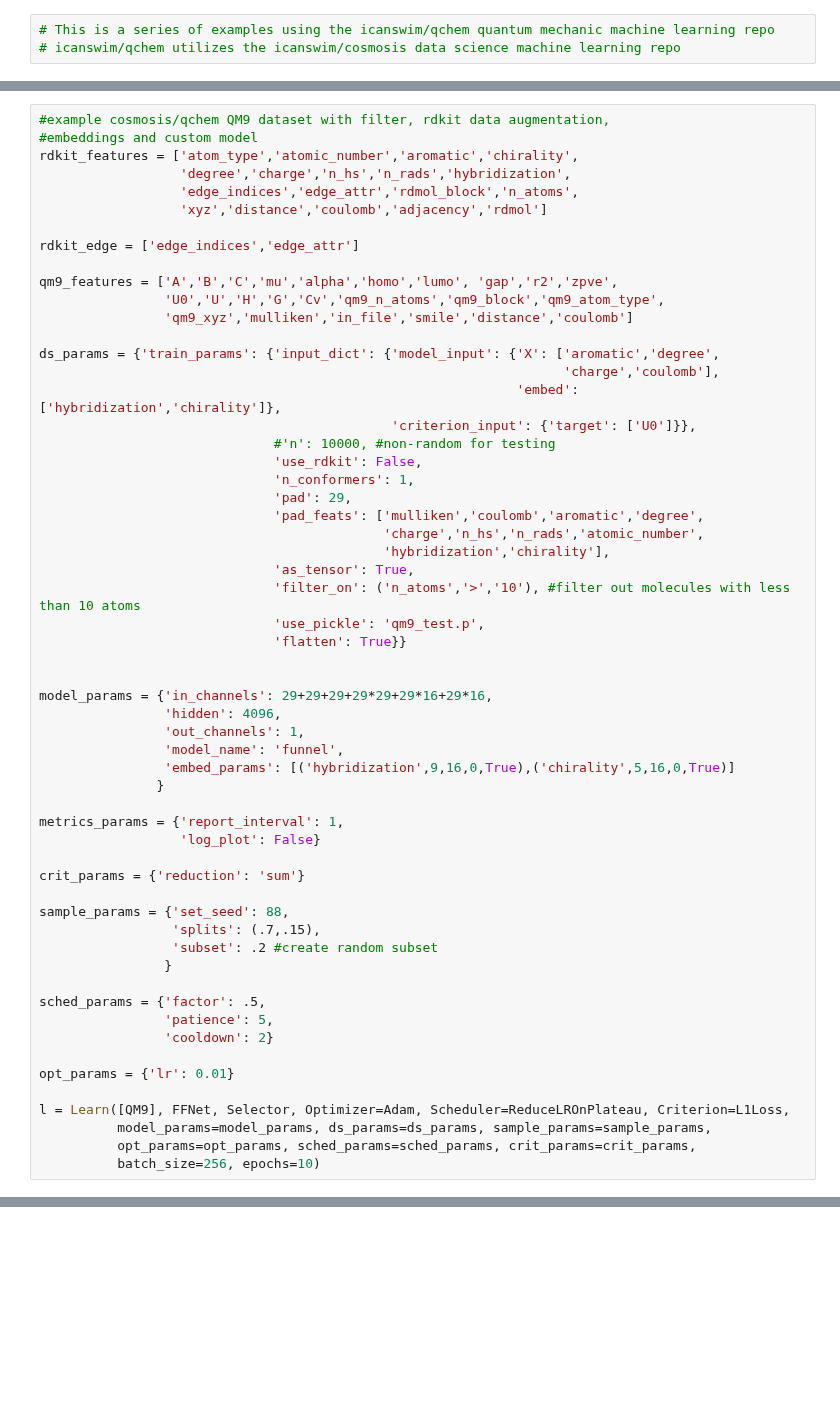
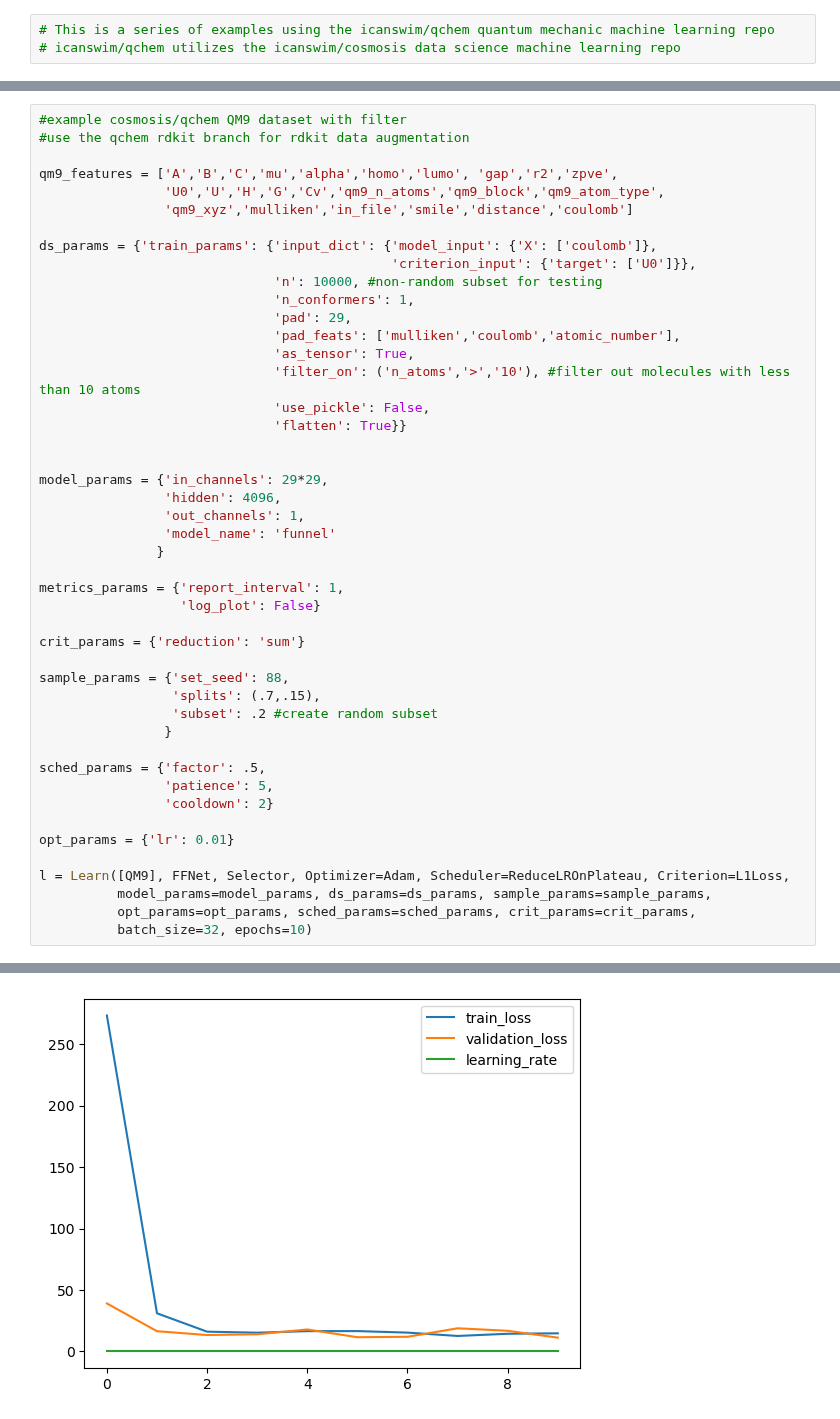
Before and after one commit to icanswim/qchem, a Jupyter notebook: experiment.ipynb, the cells around one changed output, grey strips where cells are left out. Saved outputs shown, nothing was run; the diff lists cells and outputs as text; blank space fills up the shorter version.

```diff
--- a/experiment.ipynb
+++ b/experiment.ipynb
@@ -108,39 +152,27 @@ pgds[1]
 # %%
-#example cosmosis/qchem QM9 dataset with filter, rdkit data augmentation,
-#embeddings and custom model
-rdkit_features = ['atom_type','atomic_number','aromatic','chirality',
-                  'degree','charge','n_hs','n_rads','hybridization',
-                  'edge_indices','edge_attr','rdmol_block','n_atoms',
-                  'xyz','distance','coulomb','adjacency','rdmol']
-
-rdkit_edge = ['edge_indices','edge_attr']
+#example cosmosis/qchem QM9 dataset with filter
+#use the qchem rdkit branch for rdkit data augmentation
 
 qm9_features = ['A','B','C','mu','alpha','homo','lumo', 'gap','r2','zpve',
                 'U0','U','H','G','Cv','qm9_n_atoms','qm9_block','qm9_atom_type',
                 'qm9_xyz','mulliken','in_file','smile','distance','coulomb']
 
-ds_params = {'train_params': {'input_dict': {'model_input': {'X': ['aromatic','degree',
-                                                                   'charge','coulomb'],
-                                                             'embed': ['hybridization','chirality']},
+ds_params = {'train_params': {'input_dict': {'model_input': {'X': ['coulomb']},
                                              'criterion_input': {'target': ['U0']}},
-                              #'n': 10000, #non-random for testing
-                              'use_rdkit': False,
+                              'n': 10000, #non-random subset for testing
                               'n_conformers': 1,
                               'pad': 29,
-                              'pad_feats': ['mulliken','coulomb','aromatic','degree',
-                                            'charge','n_hs','n_rads','atomic_number',
-                                            'hybridization','chirality'],
+                              'pad_feats': ['mulliken','coulomb','atomic_number'],
                               'as_tensor': True,
                               'filter_on': ('n_atoms','>','10'), #filter out molecules with less than 10 atoms
-                              'use_pickle': 'qm9_test.p',
+                              'use_pickle': False,
                               'flatten': True}}
 
 
-model_params = {'in_channels': 29+29+29+29*29+29*16+29*16,
+model_params = {'in_channels': 29*29,
                 'hidden': 4096,
                 'out_channels': 1,
-                'model_name': 'funnel',
-                'embed_params': [('hybridization',9,16,0,True),('chirality',5,16,0,True)]
+                'model_name': 'funnel'
                }
 
 metrics_params = {'report_interval': 1,
@@ -162,4 +194,5 @@ opt_params = {'lr': 0.01}
 l = Learn([QM9], FFNet, Selector, Optimizer=Adam, Scheduler=ReduceLROnPlateau, Criterion=L1Loss,
           model_params=model_params, ds_params=ds_params, sample_params=sample_params,
           opt_params=opt_params, sched_params=sched_params, crit_params=crit_params,
-          batch_size=256, epochs=10)
+          batch_size=32, epochs=10)
+# %% [output]
@@ -166,3 +219,4 @@ l = Learn([QM9], FFNet, Selector, Optimizer=Adam, Scheduler=ReduceLROnPlateau, C
+[figure, added]
 # %%
 #example cosmosis/qchem PyG dataset wrapper with Data object output and
 #sklearn metrics and custom PyG model
```
Also changed, not shown: parts of 15 cells of this notebook, 1 other file.
